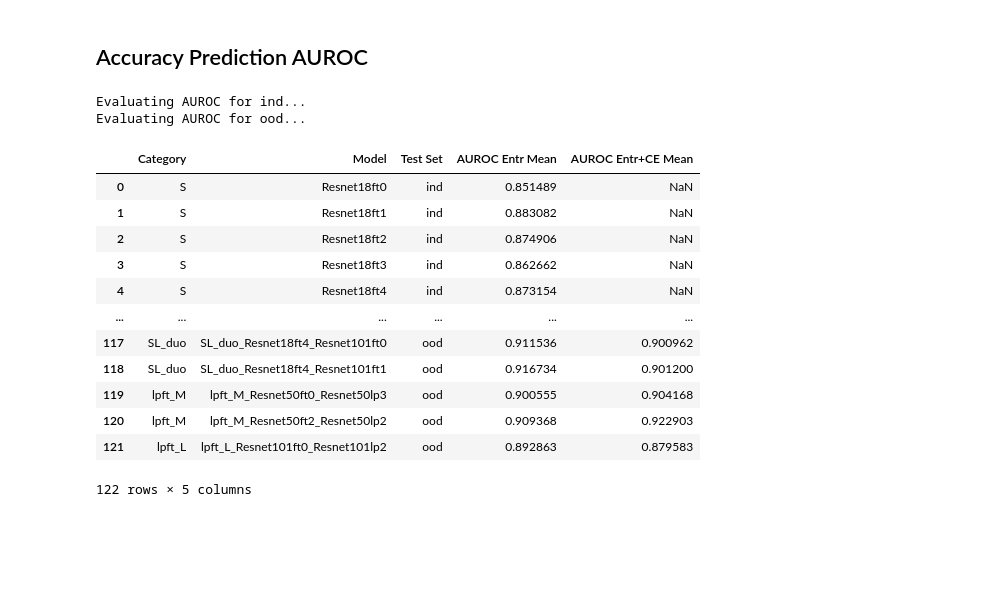
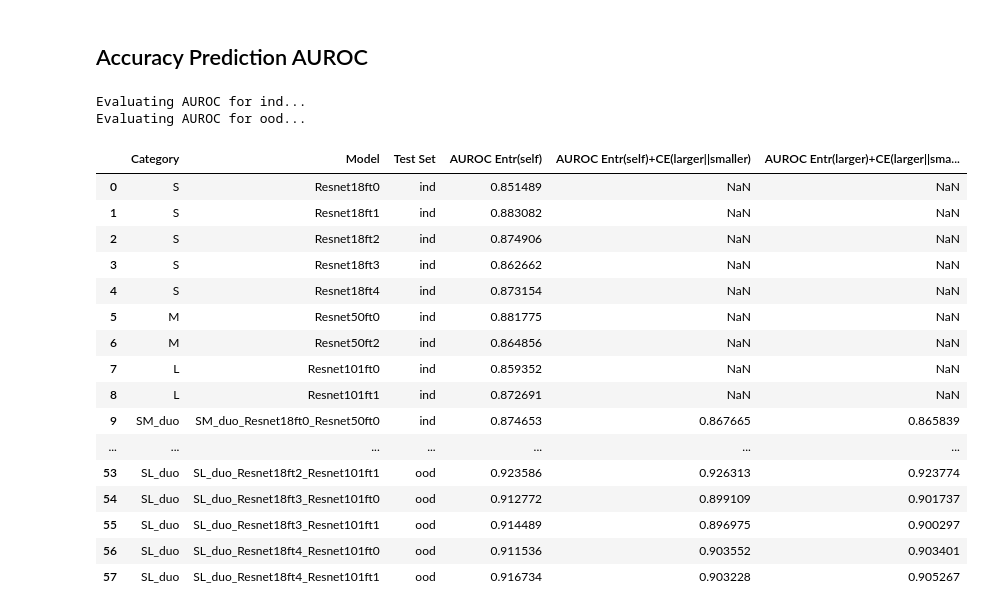
Before and after one commit to TimothyZG/wliura2024, a Jupyter notebook: Analysis/data-generation.ipynb, the cells around one changed output. Saved outputs shown, nothing was run; the diff lists cells and outputs as text; code cells hidden in the pictures; blank space fills up the shorter version.

```diff
--- a/Analysis/data-generation.ipynb
+++ b/Analysis/data-generation.ipynb
@@ -22,3 +22,7 @@ M_model_ls = ["Resnet50ft0","Resnet50ft2"]
 L_model_ls = ["Resnet101ft0","Resnet101ft1"]
 M_lp_ls = ["Resnet50lp0","Resnet50lp2"]
 L_lp_ls = ["Resnet101lp0","Resnet101lp1"]
+
+Include_Ensembles = False
+Include_Duos = True
+Include_LPFT = False
@@ -326,73 +295,76 @@ auroc_results = {
     "Category": [],
     "Model": [],
     "Test Set": [],
-    "AUROC Entr Mean": [],
-    "AUROC Entr+CE Mean": []
+    "AUROC Entr(self)": [],
+    "AUROC Entr(self)+CE(larger||smaller)": [],
+    "AUROC Entr(larger)+CE(larger||smaller)": [],
 }
 
 # Function to calculate AUROC
 def calculate_auroc(pred_df, unc_df, pred_vec, target_vec, unc_vec):
     if isinstance(pred_df[pred_vec].iloc[0], str):
         is_correct = pred_df.apply(lambda row: str(row[target_vec]) not in row[pred_vec], axis=1)
     else:
         is_correct = pred_df[pred_vec] != pred_df[target_vec]
     fpr, tpr, threshold = roc_curve(is_correct, unc_df[unc_vec])
     roc_auc = auc(fpr, tpr)
     return roc_auc
 
 for testtype in test_sets:
     print(f"Evaluating AUROC for {testtype}...")
     pred_df = pd.read_csv(f"{pred_out_prefix}{testtype}.csv")
     unc_df = pd.read_csv(f"{unc_out_prefix}{testtype}.csv")
 
     for category, models in categories.items():
         for model in models:
             pred_column = f"pred_{model}"
             entr_column = f"entr_{model}"
+            auroc_value = calculate_auroc(pred_df, unc_df, pred_column, "target", entr_column)
 
-            if pred_column in pred_df.columns and entr_column in unc_df.columns:
-                auroc_value = calculate_auroc(pred_df, unc_df, pred_column, "target", entr_column)
+            # Add AUROC values to the results dictionary
+            auroc_results["Category"].append(category)
+            auroc_results["Model"].append(model)
+            auroc_results["Test Set"].append(testtype)
+            auroc_results["AUROC Entr(self)"].append(auroc_value)
+            auroc_results["AUROC Entr(self)+CE(larger||smaller)"].append(None)
+            auroc_results["AUROC Entr(larger)+CE(larger||smaller)"].append(None)
+            if category in ["SM_duo", "SL_duo", "lpft_M", "lpft_L"]:
+                model_ls = model.split('_')[2:]
+                # print(model_ls)
+                entr_l_ce_l_s_column = f"entr_{model_ls[1]}+ce_{model_ls[1]}_{model_ls[0]}"
+                combined_auroc_value = calculate_auroc(pred_df, unc_df, f"pred_{model_ls[1]}", "target", entr_l_ce_l_s_column)
+                entr_self_ce_l_s_column = f"entr_{model}+ce_{model_ls[1]}_{model_ls[0]}"
+                combined_auroc_value_self = calculate_auroc(pred_df, unc_df, f"pred_{model}", "target", entr_self_ce_l_s_column)
+                auroc_results["AUROC Entr(larger)+CE(larger||smaller)"][-1] = combined_auroc_value
+                auroc_results["AUROC Entr(self)+CE(larger||smaller)"][-1] = combined_auroc_value_self
 
-                # Add AUROC values to the results dictionary
-                auroc_results["Category"].append(category)
-                auroc_results["Model"].append(model)
-                auroc_results["Test Set"].append(testtype)
-                auroc_results["AUROC Entr Mean"].append(auroc_value)
-                auroc_results["AUROC Entr+CE Mean"].append(None)
-
-                if category in ["SM_duo", "SL_duo", "lpft_M", "lpft_L"]:
-                    model_ls = model.split('_')[2:]
-                    ce_column = f"entr_{model_ls[1]}+ce_{model_ls[1]}_{model_ls[0]}" if category in ["SM_duo", "SL_duo"] else f"entr_{model_ls[0]}+ce_{model_ls[0]}_{model_ls[1]}"
-
-                    if ce_column in unc_df.columns:
-                        combined_auroc_value = calculate_auroc(pred_df, unc_df, pred_column, "target", ce_column)
-                        auroc_results["AUROC Entr+CE Mean"][-1] = combined_auroc_value
-                    else:
-                        print(ce_column)
-                        print(unc_df.columns)
 
 # Convert the results dictionary to a DataFrame
 auroc_df = pd.DataFrame(auroc_results)
 display(auroc_df)
 
 # Save the AUROC results to a CSV file
 auroc_df.to_csv(f"{unc_out_prefix}auroc_results.csv", index=False)
 # %% [output]
 Evaluating AUROC for ind...
 Evaluating AUROC for ood...
-|  | Category | Model | Test Set | AUROC Entr Mean | AUROC Entr+CE Mean |
-| 0 | S | Resnet18ft0 | ind | 0.851489 | NaN |
-| 1 | S | Resnet18ft1 | ind | 0.883082 | NaN |
-| 2 | S | Resnet18ft2 | ind | 0.874906 | NaN |
-| 3 | S | Resnet18ft3 | ind | 0.862662 | NaN |
-| 4 | S | Resnet18ft4 | ind | 0.873154 | NaN |
-| ... | ... | ... | ... | ... | ... |
-| 117 | SL_duo | SL_duo_Resnet18ft4_Resnet101ft0 | ood | 0.911536 | 0.900962 |
-| 118 | SL_duo | SL_duo_Resnet18ft4_Resnet101ft1 | ood | 0.916734 | 0.901200 |
-| 119 | lpft_M | lpft_M_Resnet50ft0_Resnet50lp3 | ood | 0.900555 | 0.904168 |
-| 120 | lpft_M | lpft_M_Resnet50ft2_Resnet50lp2 | ood | 0.909368 | 0.922903 |
-| 121 | lpft_L | lpft_L_Resnet101ft0_Resnet101lp2 | ood | 0.892863 | 0.879583 |
+|  | Category | Model | Test Set | AUROC Entr(self) | AUROC Entr(self)+CE(larger||smaller) | AUROC Entr(larger)+CE(larger||sma... |
+| 0 | S | Resnet18ft0 | ind | 0.851489 | NaN | NaN |
+| 1 | S | Resnet18ft1 | ind | 0.883082 | NaN | NaN |
+| 2 | S | Resnet18ft2 | ind | 0.874906 | NaN | NaN |
+| 3 | S | Resnet18ft3 | ind | 0.862662 | NaN | NaN |
+| 4 | S | Resnet18ft4 | ind | 0.873154 | NaN | NaN |
+| 5 | M | Resnet50ft0 | ind | 0.881775 | NaN | NaN |
+| 6 | M | Resnet50ft2 | ind | 0.864856 | NaN | NaN |
+| 7 | L | Resnet101ft0 | ind | 0.859352 | NaN | NaN |
+| 8 | L | Resnet101ft1 | ind | 0.872691 | NaN | NaN |
+| 9 | SM_duo | SM_duo_Resnet18ft0_Resnet50ft0 | ind | 0.874653 | 0.867665 | 0.865839 |
+| ... | ... | ... | ... | ... | ... | ... |
+| 53 | SL_duo | SL_duo_Resnet18ft2_Resnet101ft1 | ood | 0.923586 | 0.926313 | 0.923774 |
+| 54 | SL_duo | SL_duo_Resnet18ft3_Resnet101ft0 | ood | 0.912772 | 0.899109 | 0.901737 |
+| 55 | SL_duo | SL_duo_Resnet18ft3_Resnet101ft1 | ood | 0.914489 | 0.896975 | 0.900297 |
+| 56 | SL_duo | SL_duo_Resnet18ft4_Resnet101ft0 | ood | 0.911536 | 0.903552 | 0.903401 |
+| 57 | SL_duo | SL_duo_Resnet18ft4_Resnet101ft1 | ood | 0.916734 | 0.903228 | 0.905267 |
-122 rows × 5 columns
 # %%
 # Load the categories dictionary
 with open(f"{pred_out_prefix}categories.json", "r") as file:
```
Also changed, not shown: parts of 8 cells of this notebook, 2 other files.
